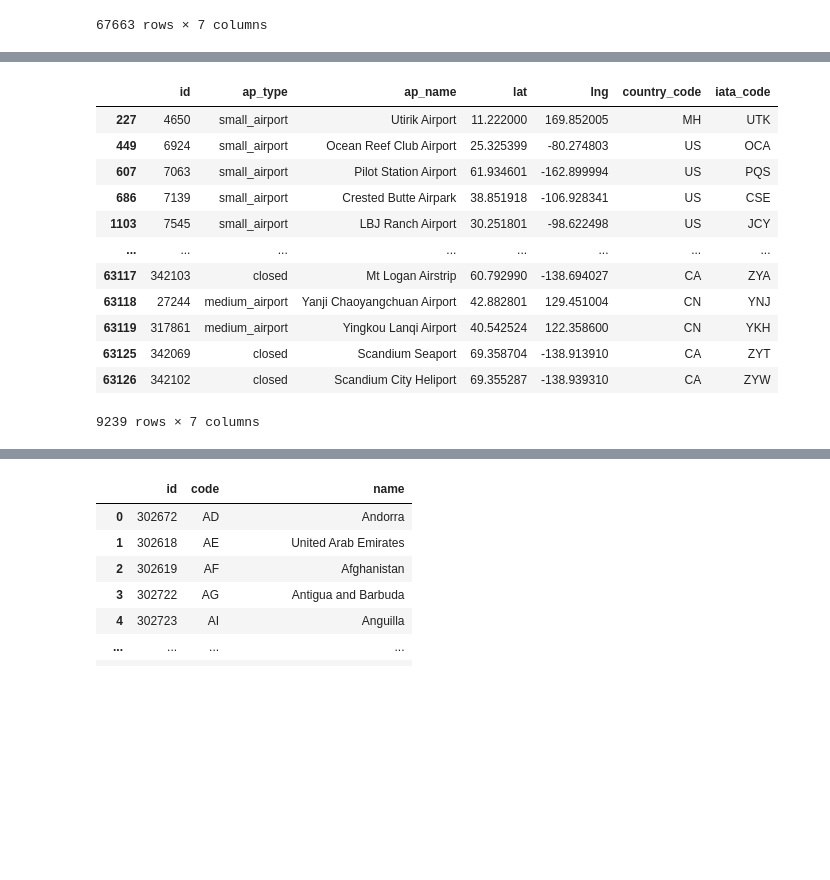
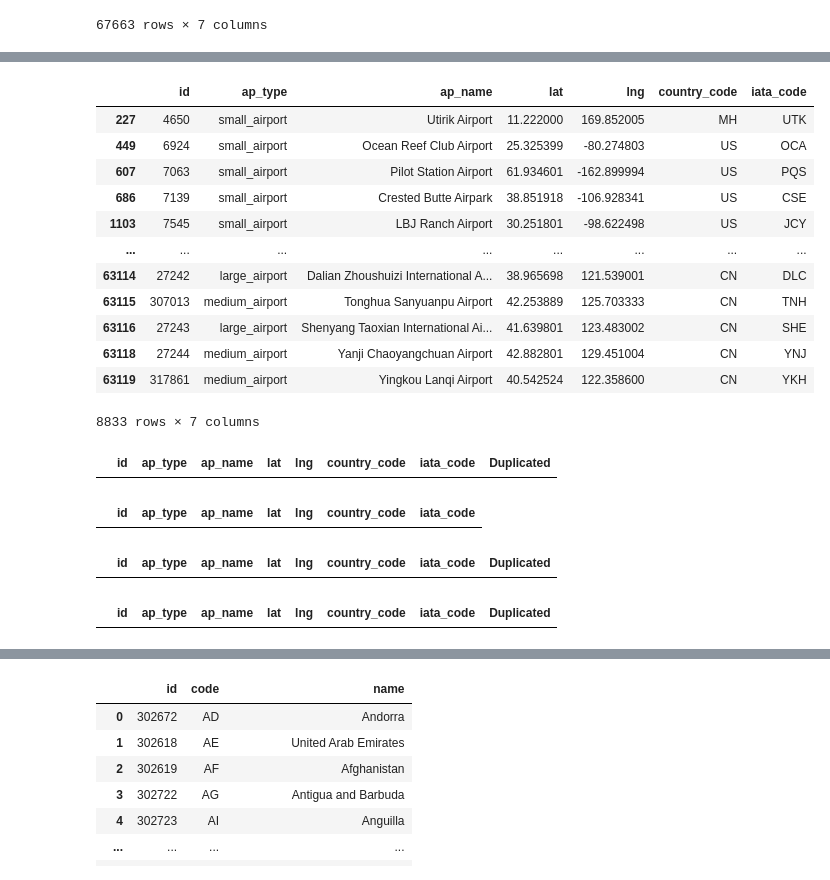
Before and after one commit to pete6184/ETL_Flight_Traffic_Info, a Jupyter notebook: Untitled.ipynb, the cells around one changed output, grey strips where cells are left out. Cells and saved outputs as stored; diff of their text form; code cells hidden in the pictures; blank space fills up the shorter version.

```diff
--- a/Untitled.ipynb
+++ b/Untitled.ipynb
@@ -53,30 +108,72 @@ DETAIL:  Key (source_airport)=(AER) is not present in table "airports".
 # %%
 airport_df = airport_info.drop(columns=["ident", "elevation_ft", "continent", "iso_region",
                                         "municipality", "scheduled_service", "gps_code", "local_code",
                                        "home_link", "wikipedia_link", "keywords"])
 
 airport_df.rename(columns={
     "type": "ap_type",
     "name": "ap_name",
     "latitude_deg": "lat",
     "longitude_deg": "lng",
     "iso_country": "country_code",
 }, inplace=True)
 
 no_null_airport_df = airport_df.dropna(how='any')
 
-no_null_airport_df
+no_null_airport_df = no_null_airport_df.loc[(no_null_airport_df["ap_type"] != "closed") &
+                                            (no_null_airport_df["iata_code"] != "PHM") &
+                                            (no_null_airport_df["iata_code"] != "ABJ") &
+                                            (no_null_airport_df["iata_code"] != "GGC") &
+                                            (no_null_airport_df["iata_code"] != "CTY") &
+                                            (no_null_airport_df["iata_code"] != "MRE") &
+                                            (no_null_airport_df["iata_code"] != "KMM") &
+                                            (no_null_airport_df["iata_code"] != "PRM") &
+                                            (no_null_airport_df["iata_code"] != "DDU") &
+                                            (no_null_airport_df["iata_code"] != "KQA") &
+                                            (no_null_airport_df["iata_code"] != "PCO") &
+                                            (no_null_airport_df["iata_code"] != "NWT")]
+
+no_null_airport_df.duplicated(keep = 'last')
+no_null_airport_df = no_null_airport_df.loc[no_null_airport_df["iata_code"].duplicated() != True]
+#no_null_airport_df = no_null_airport_df.drop(columns=["duplicated"])
+clean_airport_df = no_null_airport_df
+
+#Fixing Namibian airports to be N instead of NA
+#for index,row in clean_airport_df.iterrows():
+#    if row['country_code'] == "NA":
+#        countries_df.loc[index,"country_code"] = "N"
+
+clean_airport_df
 # %% [output]
 |  | id | ap_type | ap_name | lat | lng | country_code | iata_code |
 | 227 | 4650 | small_airport | Utirik Airport | 11.222000 | 169.852005 | MH | UTK |
 | 449 | 6924 | small_airport | Ocean Reef Club Airport | 25.325399 | -80.274803 | US | OCA |
 | 607 | 7063 | small_airport | Pilot Station Airport | 61.934601 | -162.899994 | US | PQS |
 | 686 | 7139 | small_airport | Crested Butte Airpark | 38.851918 | -106.928341 | US | CSE |
 | 1103 | 7545 | small_airport | LBJ Ranch Airport | 30.251801 | -98.622498 | US | JCY |
 | ... | ... | ... | ... | ... | ... | ... | ... |
-| 63117 | 342103 | closed | Mt Logan Airstrip | 60.792990 | -138.694027 | CA | ZYA |
+| 63114 | 27242 | large_airport | Dalian Zhoushuizi International A... | 38.965698 | 121.539001 | CN | DLC |
+| 63115 | 307013 | medium_airport | Tonghua Sanyuanpu Airport | 42.253889 | 125.703333 | CN | TNH |
+| 63116 | 27243 | large_airport | Shenyang Taoxian International Ai... | 41.639801 | 123.483002 | CN | SHE |
 | 63118 | 27244 | medium_airport | Yanji Chaoyangchuan Airport | 42.882801 | 129.451004 | CN | YNJ |
 | 63119 | 317861 | medium_airport | Yingkou Lanqi Airport | 40.542524 | 122.358600 | CN | YKH |
-| 63125 | 342069 | closed | Scandium Seaport | 69.358704 | -138.913910 | CA | ZYT |
-| 63126 | 342102 | closed | Scandium City Heliport | 69.355287 | -138.939310 | CA | ZYW |
-9239 rows × 7 columns
+8833 rows × 7 columns
+# %%
+dups = no_null_airport_df
+dups["Duplicated"] = dups["iata_code"].duplicated()
+dups = dups.loc[(dups["Duplicated"] == True)]
+dups
+# %% [output]
+|  | id | ap_type | ap_name | lat | lng | country_code | iata_code | Duplicated |
+# %%
+clean_airport_df[clean_airport_df["country_code"] == 'NA']
+# %% [output]
+|  | id | ap_type | ap_name | lat | lng | country_code | iata_code |
+# %%
+no_null_airport_df[no_null_airport_df["iata_code"] == 'ABJ']
+# %% [output]
+|  | id | ap_type | ap_name | lat | lng | country_code | iata_code | Duplicated |
+# %%
+no_null_airport_df[no_null_airport_df["iata_code"] == 'GGC']
+# %% [output]
+|  | id | ap_type | ap_name | lat | lng | country_code | iata_code | Duplicated |
```
Also changed, not shown: parts of 10 cells of this notebook, 2 other files.
